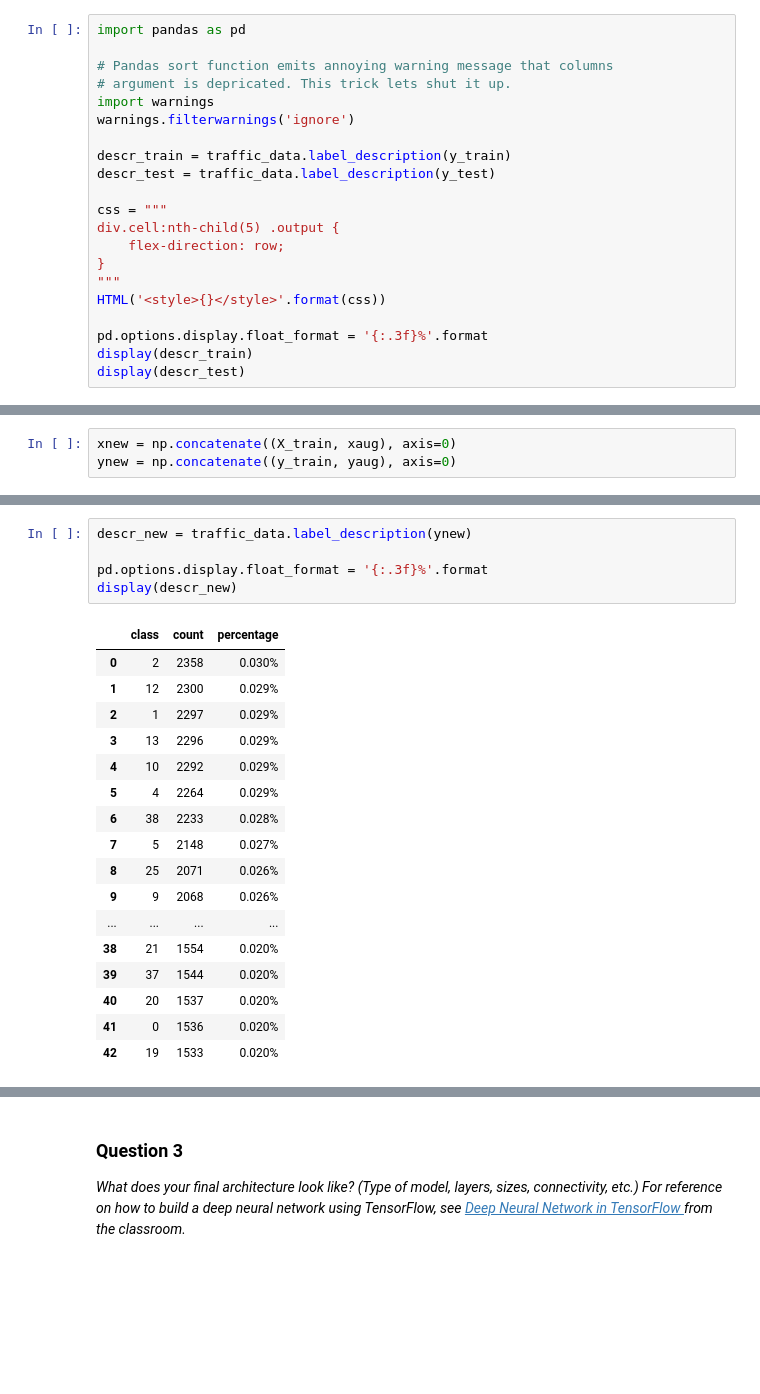
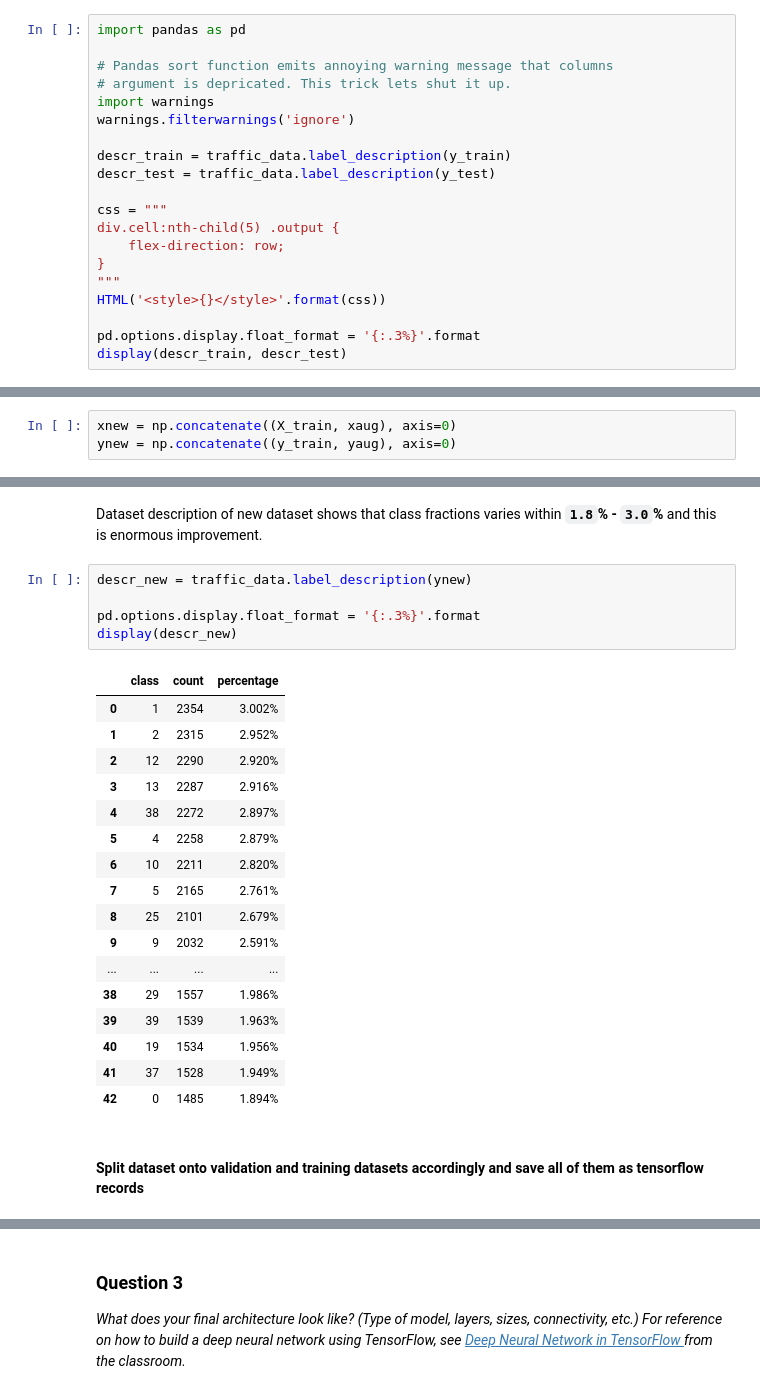
Before and after one commit to awav/traffic-sign-resnet, a Jupyter notebook: Traffic_Signs_Recognition.ipynb, the cells around one changed output, grey strips where cells are left out. Saved outputs shown, nothing was run; the diff lists cells and outputs as text; blank space fills up the shorter version.

Commit message:
Expanding description

```diff
--- a/Traffic_Signs_Recognition.ipynb
+++ b/Traffic_Signs_Recognition.ipynb
@@ -129,8 +134,7 @@ div.cell:nth-child(5) .output {
 """
 HTML('<style>{}</style>'.format(css))
 
-pd.options.display.float_format = '{:.3f}%'.format
-display(descr_train)
-display(descr_test)
+pd.options.display.float_format = '{:.3%}'.format
+display(descr_train, descr_test)
 # %% [output]
 |  | class | count | percentage |
@@ -298,25 +353,29 @@ _ = ax[2].set_title("New Concatenated Dataset")
+# %% [markdown]
+Dataset description of new dataset shows that class fractions varies within **`1.8`% - `3.0`%** and this is enormous improvement.
 # %%
 descr_new = traffic_data.label_description(ynew)
 
-pd.options.display.float_format = '{:.3f}%'.format
+pd.options.display.float_format = '{:.3%}'.format
 display(descr_new)
 # %% [output]
 |  | class | count | percentage |
-| 0 | 2 | 2358 | 0.030% |
-| 1 | 12 | 2300 | 0.029% |
-| 2 | 1 | 2297 | 0.029% |
-| 3 | 13 | 2296 | 0.029% |
-| 4 | 10 | 2292 | 0.029% |
-| 5 | 4 | 2264 | 0.029% |
-| 6 | 38 | 2233 | 0.028% |
-| 7 | 5 | 2148 | 0.027% |
-| 8 | 25 | 2071 | 0.026% |
-| 9 | 9 | 2068 | 0.026% |
+| 0 | 1 | 2354 | 3.002% |
+| 1 | 2 | 2315 | 2.952% |
+| 2 | 12 | 2290 | 2.920% |
+| 3 | 13 | 2287 | 2.916% |
+| 4 | 38 | 2272 | 2.897% |
+| 5 | 4 | 2258 | 2.879% |
+| 6 | 10 | 2211 | 2.820% |
+| 7 | 5 | 2165 | 2.761% |
+| 8 | 25 | 2101 | 2.679% |
+| 9 | 9 | 2032 | 2.591% |
 | ... | ... | ... | ... |
-| 38 | 21 | 1554 | 0.020% |
-| 39 | 37 | 1544 | 0.020% |
-| 40 | 20 | 1537 | 0.020% |
-| 41 | 0 | 1536 | 0.020% |
-| 42 | 19 | 1533 | 0.020% |
+| 38 | 29 | 1557 | 1.986% |
+| 39 | 39 | 1539 | 1.963% |
+| 40 | 19 | 1534 | 1.956% |
+| 41 | 37 | 1528 | 1.949% |
+| 42 | 0 | 1485 | 1.894% |
+# %% [markdown]
+#### Split dataset onto validation and training datasets accordingly and save all of them as tensorflow records
 # %%
 shapes = traffic_data.save_for_training(xnew, ynew, X_test, y_test,
```
Also changed, not shown: parts of 25 cells of this notebook.
